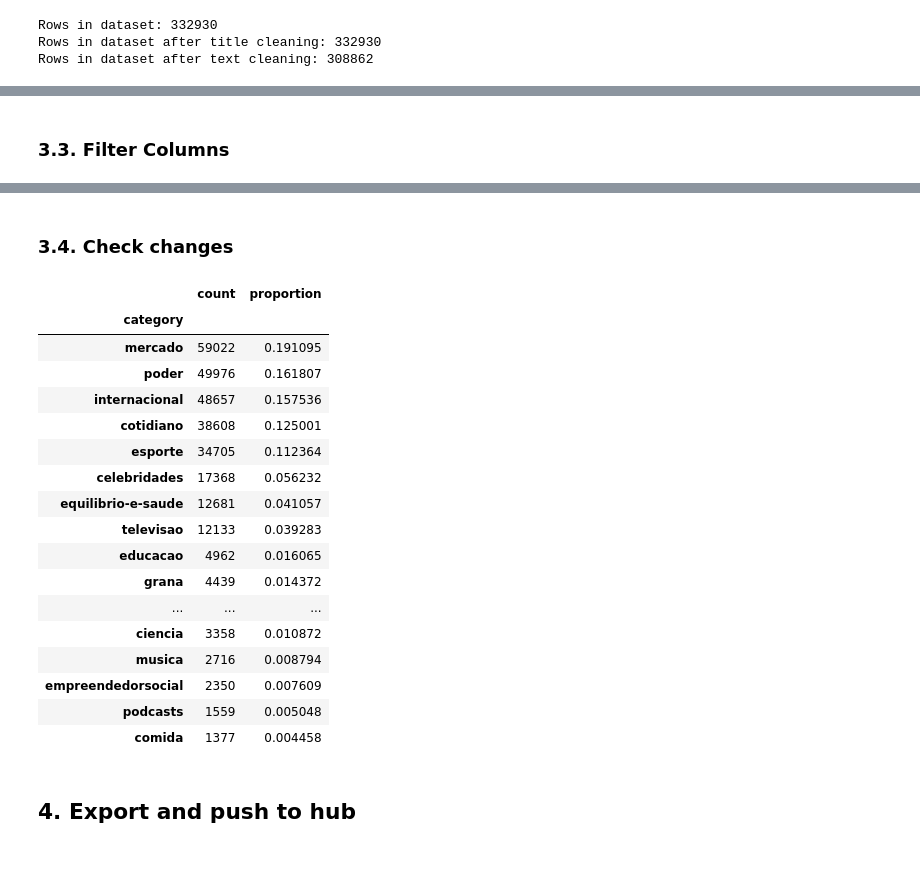
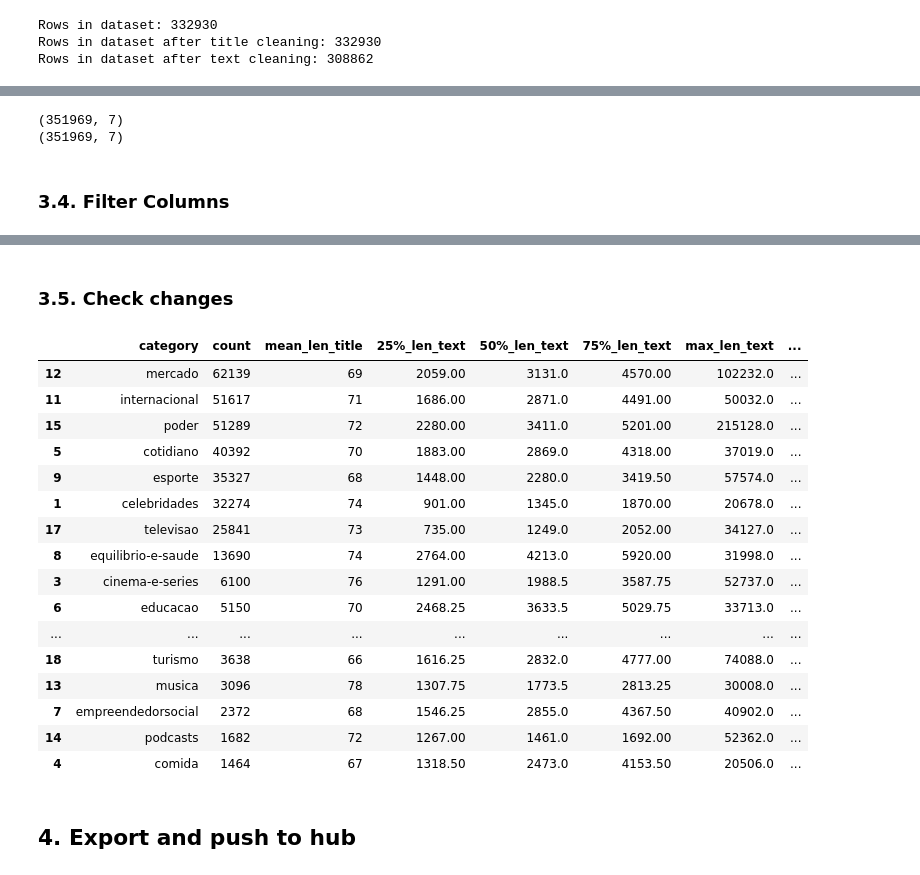
Before and after one commit to Lucas-Okamura/folha-scrapy, a Jupyter notebook: clean_data/1_clean_dataset.ipynb, the cells around one changed output, grey strips where cells are left out. Saved outputs shown, nothing was run; the diff lists cells and outputs as text; code cells hidden in the pictures.

Commit message:
updated clean data

```diff
--- a/clean_data/1_clean_dataset.ipynb
+++ b/clean_data/1_clean_dataset.ipynb
@@ -265,5 +266,12 @@ Rows in dataset after text cleaning: 308862
+# %%
+print(folha_filtered.shape)
+folha_filtered = folha_filtered.loc[folha_filtered['text'].str.len() > 300]
+print(folha_filtered.shape)
+# %% [output]
+(351969, 7)
+(351969, 7)
 # %% [markdown]
-### 3.3. Filter Columns
+### 3.4. Filter Columns
 # %%
 folha_filtered = folha_filtered.loc[:, ["title", "text", "date", "category", "link"]]
 folha_filtered.head()
@@ -275,29 +283,4 @@ folha_filtered.head()
 | 5 | Em encontro, Bono pergunta a Macr... | O vocalista da banda irlandesa U2... | 2017-09-10 | internacional | http://www1.folha.uol.com.br/mund... |
 | 6 | Posso sair do Brasil quando e com... | O italiano Cesare Battisti disse ... | 2017-09-10 | poder | http://www1.folha.uol.com.br/pode... |
 # %% [markdown]
-### 3.4. Check changes
+### 3.5. Check changes
-# %%
-qty = folha_filtered['category'].value_counts()
-pct = folha_filtered['category'].value_counts(normalize = True)
-qty_pct = pd.DataFrame([qty, pct]).T
-qty_pct['count'] = qty_pct['count'].astype(int)
-qty_pct
-# %% [output]
-|  | count | proportion |
-| category |  |  |
-| mercado | 59022 | 0.191095 |
-| poder | 49976 | 0.161807 |
-| internacional | 48657 | 0.157536 |
-| cotidiano | 38608 | 0.125001 |
-| esporte | 34705 | 0.112364 |
-| celebridades | 17368 | 0.056232 |
-| equilibrio-e-saude | 12681 | 0.041057 |
-| televisao | 12133 | 0.039283 |
-| educacao | 4962 | 0.016065 |
-| grana | 4439 | 0.014372 |
-| ... | ... | ... |
-| ciencia | 3358 | 0.010872 |
-| musica | 2716 | 0.008794 |
-| empreendedorsocial | 2350 | 0.007609 |
-| podcasts | 1559 | 0.005048 |
-| comida | 1377 | 0.004458 |
@@ -304,3 +331,24 @@ qty_pct
+# %%
+metrics = calculate_metrics(folha_filtered)
+metrics
+# %% [output]
+|  | category | count | mean_len_title | 25%_len_text | 50%_len_text | 75%_len_text | max_len_text | ... |
+| 12 | mercado | 62139 | 69 | 2059.00 | 3131.0 | 4570.00 | 102232.0 | ... |
+| 11 | internacional | 51617 | 71 | 1686.00 | 2871.0 | 4491.00 | 50032.0 | ... |
+| 15 | poder | 51289 | 72 | 2280.00 | 3411.0 | 5201.00 | 215128.0 | ... |
+| 5 | cotidiano | 40392 | 70 | 1883.00 | 2869.0 | 4318.00 | 37019.0 | ... |
+| 9 | esporte | 35327 | 68 | 1448.00 | 2280.0 | 3419.50 | 57574.0 | ... |
+| 1 | celebridades | 32274 | 74 | 901.00 | 1345.0 | 1870.00 | 20678.0 | ... |
+| 17 | televisao | 25841 | 73 | 735.00 | 1249.0 | 2052.00 | 34127.0 | ... |
+| 8 | equilibrio-e-saude | 13690 | 74 | 2764.00 | 4213.0 | 5920.00 | 31998.0 | ... |
+| 3 | cinema-e-series | 6100 | 76 | 1291.00 | 1988.5 | 3587.75 | 52737.0 | ... |
+| 6 | educacao | 5150 | 70 | 2468.25 | 3633.5 | 5029.75 | 33713.0 | ... |
+| ... | ... | ... | ... | ... | ... | ... | ... | ... |
+| 18 | turismo | 3638 | 66 | 1616.25 | 2832.0 | 4777.00 | 74088.0 | ... |
+| 13 | musica | 3096 | 78 | 1307.75 | 1773.5 | 2813.25 | 30008.0 | ... |
+| 7 | empreendedorsocial | 2372 | 68 | 1546.25 | 2855.0 | 4367.50 | 40902.0 | ... |
+| 14 | podcasts | 1682 | 72 | 1267.00 | 1461.0 | 1692.00 | 52362.0 | ... |
+| 4 | comida | 1464 | 67 | 1318.50 | 2473.0 | 4153.50 | 20506.0 | ... |
 # %% [markdown]
 ## 4. Export and push to hub
 # %% [markdown]
```
Also changed, not shown: parts of 13 cells of this notebook.
